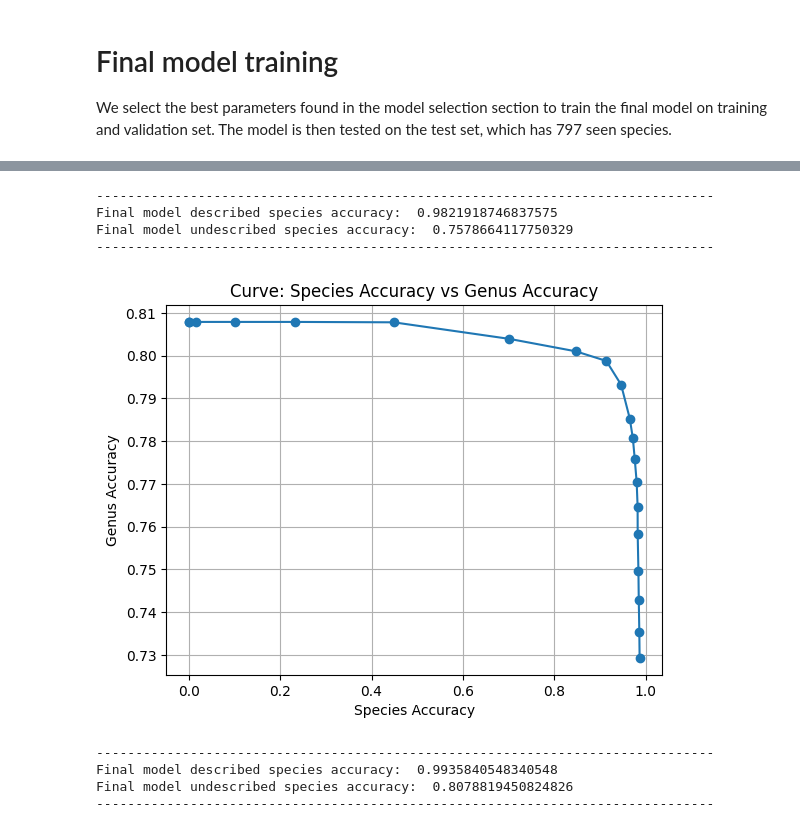
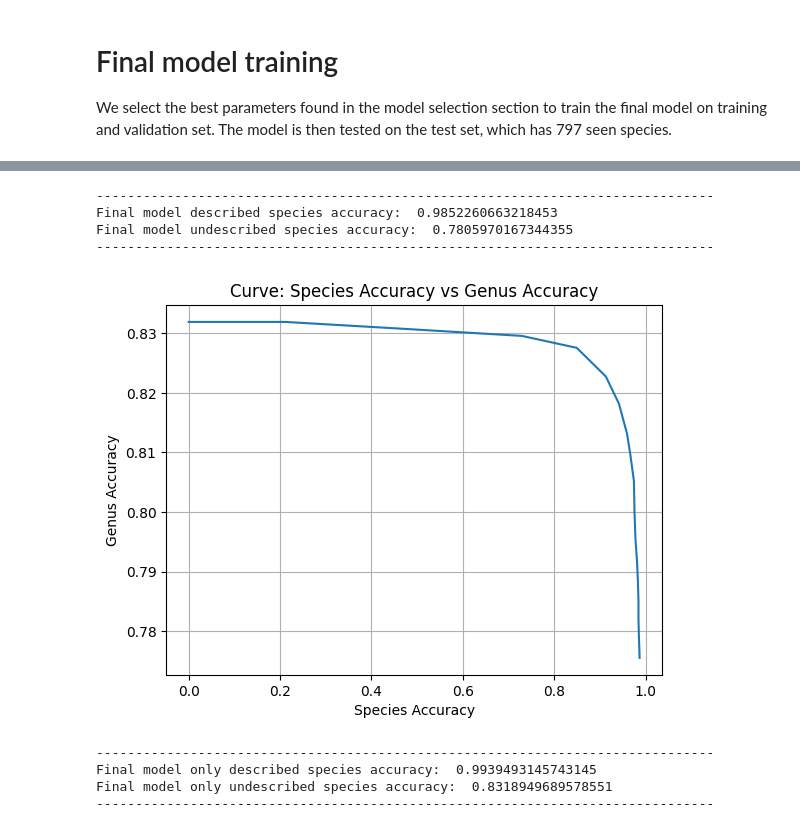
Before and after one commit to nicolamaritan/image-and-dna-data-for-insect-classification, a Jupyter notebook: notebook.ipynb, the cells around one changed output, grey strips where cells are left out. Cells and saved outputs as stored; diff of their text form; code cells hidden in the pictures.

Commit message:
sharp curve with no mlp

```diff
--- a/notebook.ipynb
+++ b/notebook.ipynb
@@ -324,13 +324,11 @@ class AttentionNet(nn.Module):
 
                 self.dna_fc1 = nn.Linear(500, 512)
 
-                self.img_dna_encoder_1 = ImageDNASlimEncoder(512, 4)
-                #self.img_dna_encoder_2 = ImageDNASlimEncoder(512, 4)
+                self.img_dna_encoder_1 = ImageDNASlimEncoder(512, 2)
+                self.img_dna_encoder_2 = ImageDNASlimEncoder(512, 2)
 
-                self.fc_species_1 = nn.Linear(1024, 1024)
-                self.fc_species_2 = nn.Linear(1024, num_seen_species)
-                self.fc_genera_1 = nn.Linear(1024, 1024)
-                self.fc_genera_2 = nn.Linear(1024, num_genera)
+                self.fc_species_1 = nn.Linear(1024, num_seen_species)
+                self.fc_genera_1 = nn.Linear(1024, num_genera)
 
                 self.dropout = nn.Dropout(0.5)
 
@@ -340,14 +338,14 @@ class AttentionNet(nn.Module):
                 x_dna = self.dna_fc1(x_dna)
 
                 x_img, x_dna = self.img_dna_encoder_1(x_img, x_dna)
-                #x_img, x_dna = F.gelu(x_img), F.gelu(x_dna)
-                #x_img, x_dna = self.img_dna_encoder_2(x_img, x_dna)
+                x_img, x_dna = F.gelu(x_img), F.gelu(x_dna)
+                x_img, x_dna = self.img_dna_encoder_2(x_img, x_dna)
 
                 x = torch.cat((x_img, x_dna), axis=2)
                 x = torch.squeeze(x, dim=1)
 
-                x_species = self.fc_species_2(F.leaky_relu(self.fc_species_1(x)))
-                x_genera = self.fc_genera_2(F.leaky_relu(self.fc_genera_1(x)))
+                x_species = self.fc_species_1(x)
+                x_genera = self.fc_genera_1(x)
 
                 return x_species, x_genera
 
@@ -678,7 +676,7 @@ lr = 0.01
 threshold_values = np.linspace(0.7, 0.99, 60)
 momentum = 0.9
 batch_size = 512
-max_epochs = 500
+max_epochs = 1500
 
 best_validation_accuracy = 0
 best_threshold = 0
@@ -755,31 +753,31 @@ print(f"Final model undescribed species accuracy: ", genera_accuracy)
 print("-------------------------------------------------------------------------------")
 # %% [output]
 -------------------------------------------------------------------------------
-Final model described species accuracy:  0.9821918746837575
-Final model undescribed species accuracy:  0.7578664117750329
+Final model described species accuracy:  0.9852260663218453
+Final model undescribed species accuracy:  0.7805970167344355
 -------------------------------------------------------------------------------
 # %%
 species_accuracies = []
 genus_accuracies = []
 
 linear_space = np.linspace(0, 1, 20)
 condensed_space = 1 - (1 - linear_space) ** 3
 threshold_values = 0.9 + 0.1 * condensed_space
 
 for threshold in threshold_values:
     species_accuracy, genus_accuracy = test(model, threshold, batch_size)
     species_accuracies.append(species_accuracy)
     genus_accuracies.append(genus_accuracy)
 
 # Plotting the curve
-plt.plot(species_accuracies, genus_accuracies, marker='o')
+plt.plot(species_accuracies, genus_accuracies, marker=' ')
 plt.xlabel('Species Accuracy')
 plt.ylabel('Genus Accuracy')
 plt.title('Curve: Species Accuracy vs Genus Accuracy')
 plt.grid(True)
 plt.show()
 # %% [output]
-[figure, old version]
+[figure, new version]
 # %%
 only_species_accuracy, _ = test(model, 0, batch_size)
 _, only_genera_accuracy = test(model, 1, batch_size)
@@ -790,6 +788,6 @@ print(f"Final model only undescribed species accuracy: ", only_genera_accuracy)
 print("-------------------------------------------------------------------------------")
 # %% [output]
 -------------------------------------------------------------------------------
-Final model described species accuracy:  0.9935840548340548
-Final model undescribed species accuracy:  0.8078819450824826
+Final model only described species accuracy:  0.9939493145743145
+Final model only undescribed species accuracy:  0.8318949689578551
 -------------------------------------------------------------------------------
```
Also changed, not shown: parts of 2 cells of this notebook.
